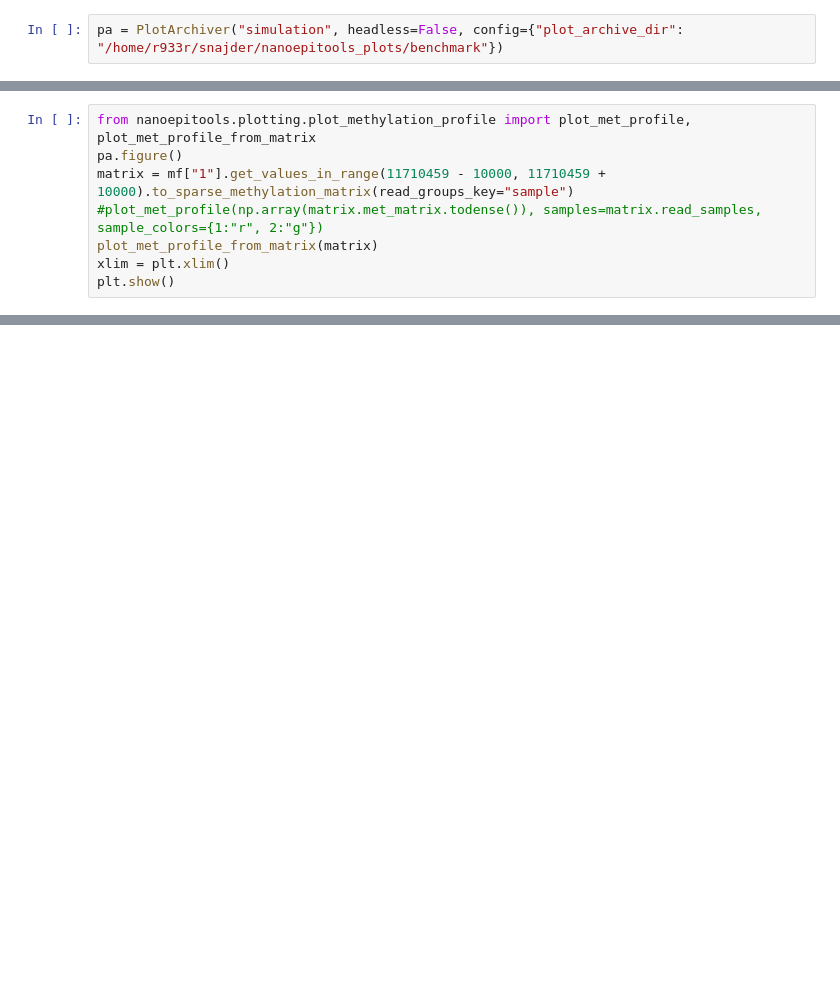
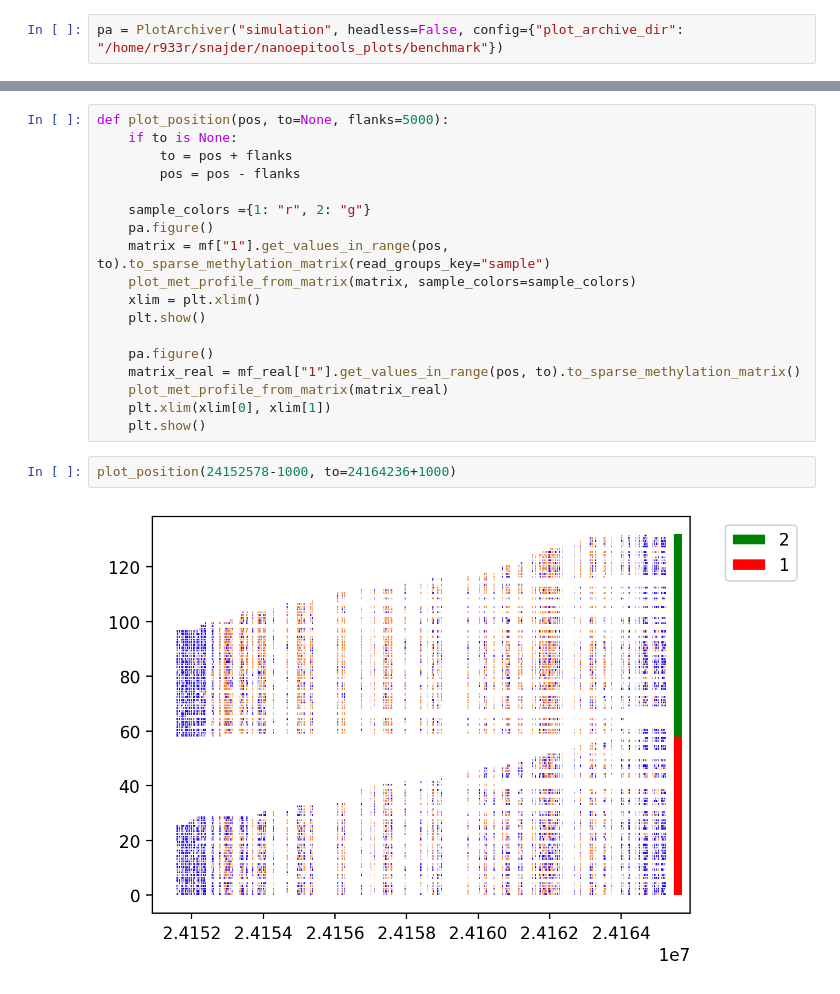
Before and after one commit to snajder-r/benchmark_meth5, a Jupyter notebook: notebooks/simulate_nanopore_data.ipynb, the cells around one changed output, grey strips where cells are left out. Saved outputs shown, nothing was run; the diff lists cells and outputs as text; blank space fills up the shorter version.

```diff
--- a/notebooks/simulate_nanopore_data.ipynb
+++ b/notebooks/simulate_nanopore_data.ipynb
@@ -42,8 +37,0 @@ plt.show()
-# %%
-from nanoepitools.plotting.plot_methylation_profile import plot_met_profile, plot_met_profile_from_matrix
-pa.figure()
-matrix = mf["1"].get_values_in_range(11710459 - 10000, 11710459 + 10000).to_sparse_methylation_matrix(read_groups_key="sample")
-#plot_met_profile(np.array(matrix.met_matrix.todense()), samples=matrix.read_samples, sample_colors={1:"r", 2:"g"})
-plot_met_profile_from_matrix(matrix)
-xlim = plt.xlim()
-plt.show()
@@ -126,0 +51,22 @@ print(ranges[:3])
+# %%
+def plot_position(pos, to=None, flanks=5000):
+    if to is None:
+        to = pos + flanks
+        pos = pos - flanks
+
+    sample_colors ={1: "r", 2: "g"}
+    pa.figure()
+    matrix = mf["1"].get_values_in_range(pos, to).to_sparse_methylation_matrix(read_groups_key="sample")
+    plot_met_profile_from_matrix(matrix, sample_colors=sample_colors)
+    xlim = plt.xlim()
+    plt.show()
+
+    pa.figure()
+    matrix_real = mf_real["1"].get_values_in_range(pos, to).to_sparse_methylation_matrix()
+    plot_met_profile_from_matrix(matrix_real)
+    plt.xlim(xlim[0], xlim[1])
+    plt.show()
+# %%
+plot_position(24152578-1000, to=24164236+1000)
+# %% [output]
+[figure, added]
```
Also changed, not shown: parts of 18 cells of this notebook, 2 other files.
